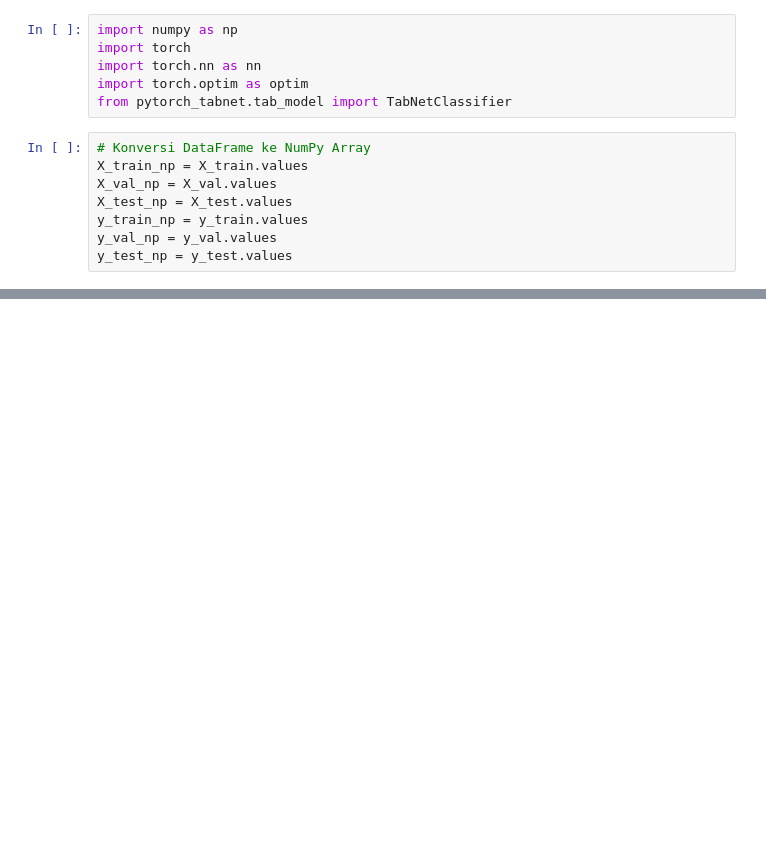
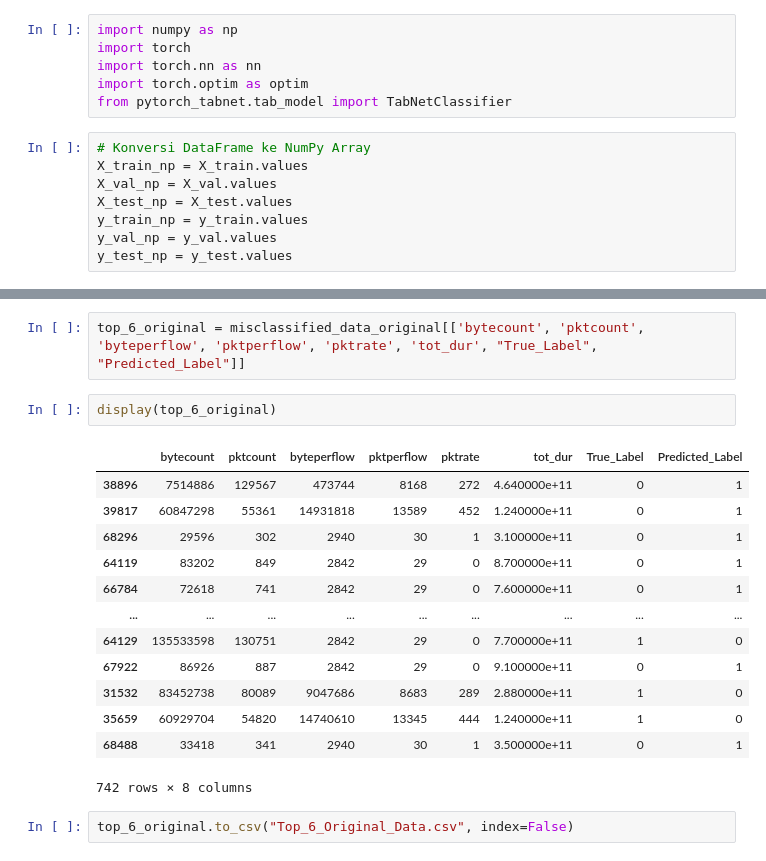
Before and after one commit to NurFakhri/DDos-Attack-Predict, a Jupyter notebook: DDoS_Attack_Prediction.ipynb, the cells around one changed output, grey strips where cells are left out. Drawn from its saved outputs; the diff is of its cells as text; blank space fills up the shorter version.

```diff
--- a/DDoS_Attack_Prediction.ipynb
+++ b/DDoS_Attack_Prediction.ipynb
@@ -770,0 +978,20 @@ Confusion Matrix:
+# %%
+top_6_original = misclassified_data_original[['bytecount', 'pktcount', 'byteperflow', 'pktperflow', 'pktrate', 'tot_dur', "True_Label", "Predicted_Label"]]
+# %%
+display(top_6_original)
+# %% [output]
+|  | bytecount | pktcount | byteperflow | pktperflow | pktrate | tot_dur | True_Label | Predicted_Label |
+| 38896 | 7514886 | 129567 | 473744 | 8168 | 272 | 4.640000e+11 | 0 | 1 |
+| 39817 | 60847298 | 55361 | 14931818 | 13589 | 452 | 1.240000e+11 | 0 | 1 |
+| 68296 | 29596 | 302 | 2940 | 30 | 1 | 3.100000e+11 | 0 | 1 |
+| 64119 | 83202 | 849 | 2842 | 29 | 0 | 8.700000e+11 | 0 | 1 |
+| 66784 | 72618 | 741 | 2842 | 29 | 0 | 7.600000e+11 | 0 | 1 |
+| ... | ... | ... | ... | ... | ... | ... | ... | ... |
+| 64129 | 135533598 | 130751 | 2842 | 29 | 0 | 7.700000e+11 | 1 | 0 |
+| 67922 | 86926 | 887 | 2842 | 29 | 0 | 9.100000e+11 | 0 | 1 |
+| 31532 | 83452738 | 80089 | 9047686 | 8683 | 289 | 2.880000e+11 | 1 | 0 |
+| 35659 | 60929704 | 54820 | 14740610 | 13345 | 444 | 1.240000e+11 | 1 | 0 |
+| 68488 | 33418 | 341 | 2940 | 30 | 1 | 3.500000e+11 | 0 | 1 |
+742 rows × 8 columns
+# %%
+top_6_original.to_csv("Top_6_Original_Data.csv", index=False)
```
Also changed, not shown: parts of 60 cells of this notebook.
